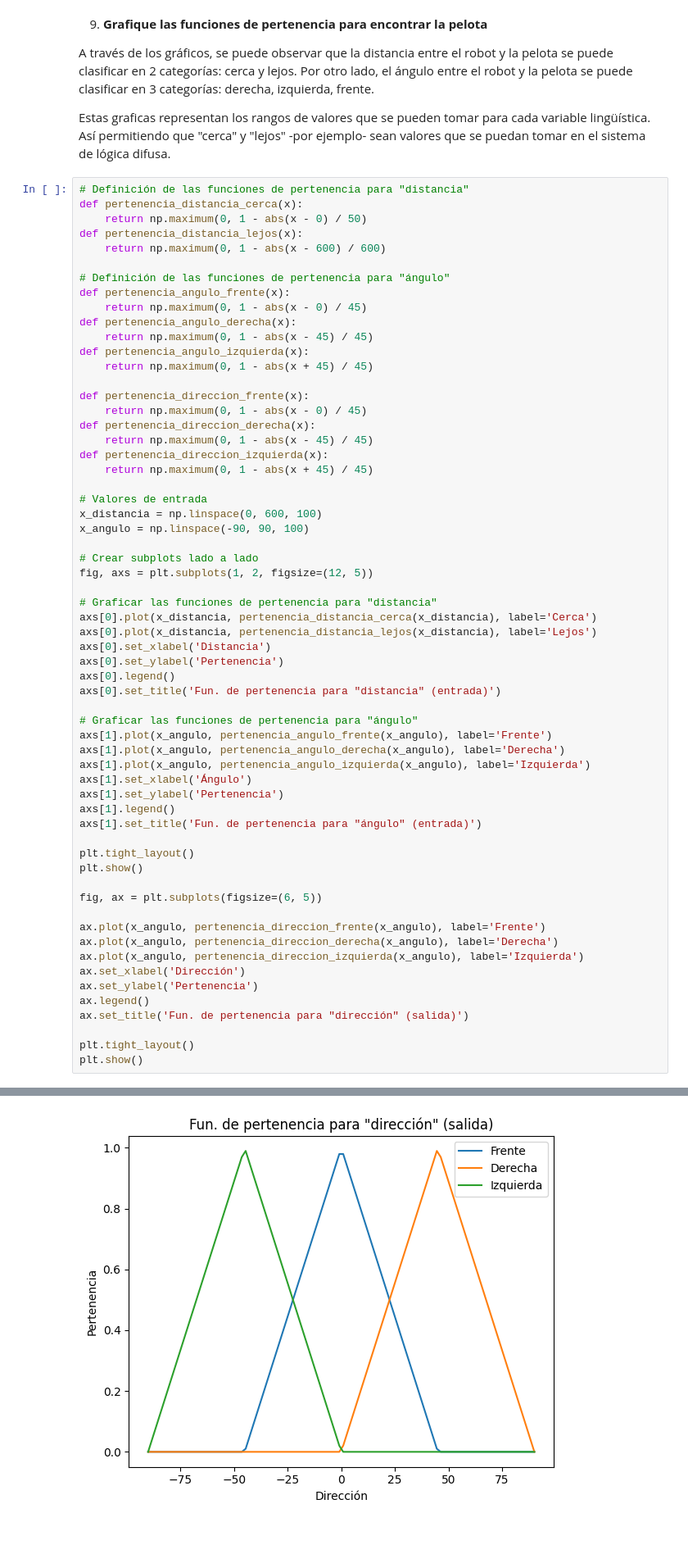
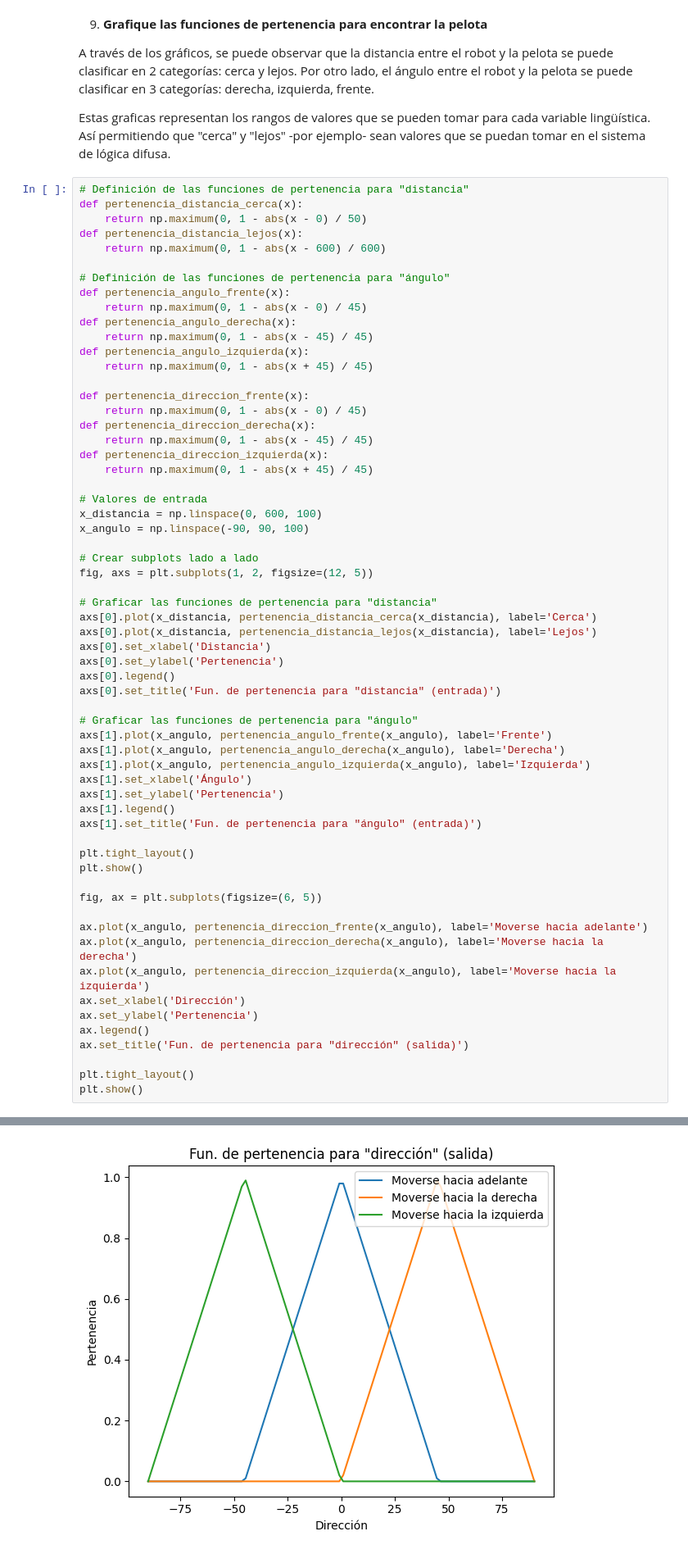
Before and after one commit to 20Candy/lab9_modsim, a Jupyter notebook: main.ipynb, the cells around one changed output, grey strips where cells are left out. Shown at 82% size. Drawn from its saved outputs; the diff is of its cells as text.

```diff
--- a/main.ipynb
+++ b/main.ipynb
@@ -131,37 +131,37 @@ fig, axs = plt.subplots(1, 2, figsize=(12, 5))
 axs[0].plot(x_distancia, pertenencia_distancia_cerca(x_distancia), label='Cerca')
 axs[0].plot(x_distancia, pertenencia_distancia_lejos(x_distancia), label='Lejos')
 axs[0].set_xlabel('Distancia')
 axs[0].set_ylabel('Pertenencia')
 axs[0].legend()
 axs[0].set_title('Fun. de pertenencia para "distancia" (entrada)')
 
 # Graficar las funciones de pertenencia para "ángulo"
 axs[1].plot(x_angulo, pertenencia_angulo_frente(x_angulo), label='Frente')
 axs[1].plot(x_angulo, pertenencia_angulo_derecha(x_angulo), label='Derecha')
 axs[1].plot(x_angulo, pertenencia_angulo_izquierda(x_angulo), label='Izquierda')
 axs[1].set_xlabel('Ángulo')
 axs[1].set_ylabel('Pertenencia')
 axs[1].legend()
 axs[1].set_title('Fun. de pertenencia para "ángulo" (entrada)')
 
 plt.tight_layout()
 plt.show()
 
 fig, ax = plt.subplots(figsize=(6, 5))
 
-ax.plot(x_angulo, pertenencia_direccion_frente(x_angulo), label='Frente')
-ax.plot(x_angulo, pertenencia_direccion_derecha(x_angulo), label='Derecha')
-ax.plot(x_angulo, pertenencia_direccion_izquierda(x_angulo), label='Izquierda')
+ax.plot(x_angulo, pertenencia_direccion_frente(x_angulo), label='Moverse hacia adelante')
+ax.plot(x_angulo, pertenencia_direccion_derecha(x_angulo), label='Moverse hacia la derecha')
+ax.plot(x_angulo, pertenencia_direccion_izquierda(x_angulo), label='Moverse hacia la izquierda')
 ax.set_xlabel('Dirección')
 ax.set_ylabel('Pertenencia')
 ax.legend()
 ax.set_title('Fun. de pertenencia para "dirección" (salida)')
 
 plt.tight_layout()
 plt.show()
 # %% [output]
 [figure]
-[figure, old version]
+[figure, new version]
 # %% [markdown]
 10. **Grafique las funciones de pertenencia para saber la fuerza con la que se debe patear la pelota**
 
```
Also changed, not shown: parts of 4 cells of this notebook.
